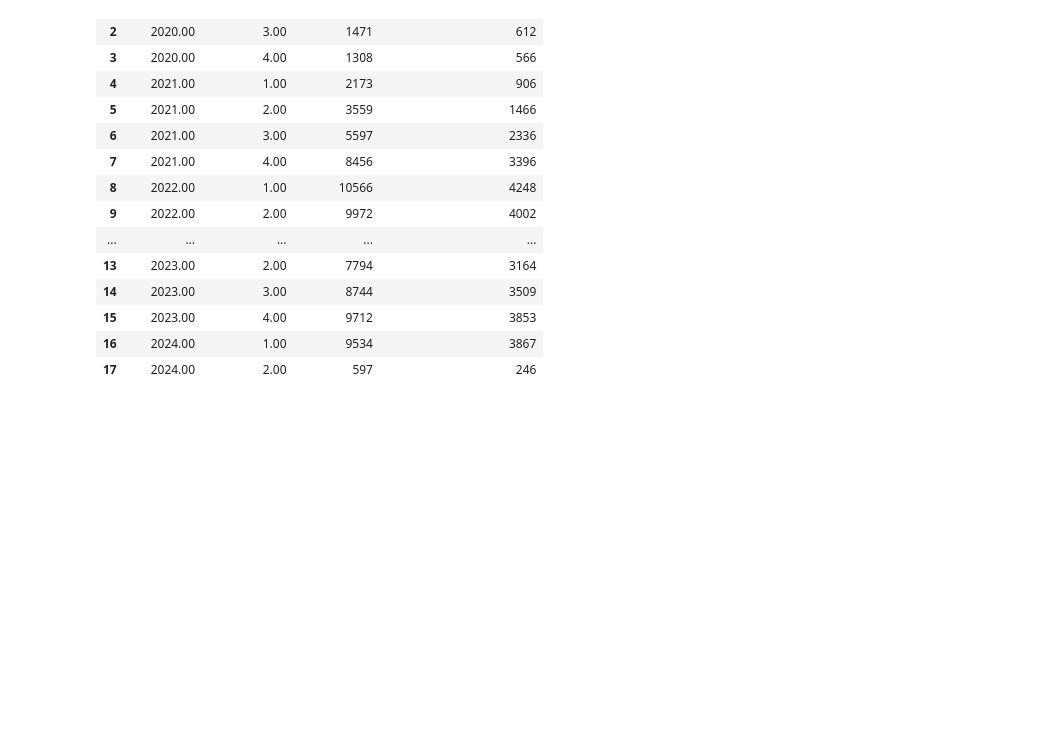
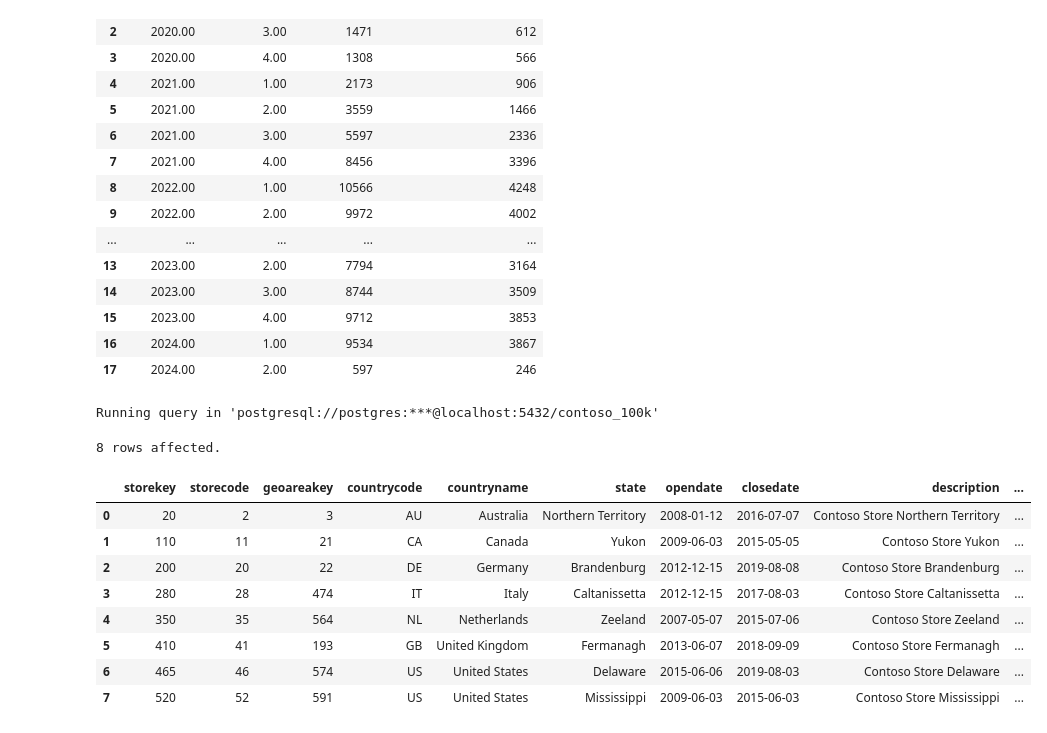
Before and after one commit to Du6eniuk/Du6eniuk, a Jupyter notebook: 0_Intro/2_Colab_Notebooks.ipynb, the cells around one changed output. Saved outputs shown, nothing was run; the diff lists cells and outputs as text; code cells hidden in the pictures; blank space fills up the shorter version.

```diff
--- a/0_Intro/2_Colab_Notebooks.ipynb
+++ b/0_Intro/2_Colab_Notebooks.ipynb
@@ -885,3 +885,20 @@ Running query in 'postgresql://postgres:***@localhost:5432/contoso_100k'
 | 15 | 2023.00 | 4.00 | 9712 | 3853 |
 | 16 | 2024.00 | 1.00 | 9534 | 3867 |
 | 17 | 2024.00 | 2.00 | 597 | 246 |
+# %%
+%%sql
+SELECT *, CONCAT(EXTRACT(YEAR FROM AGE(closedate, opendate)), ' years - ', EXTRACT(MONTH FROM AGE(closedate, opendate)), ' months') AS operational_lifespan
+FROM store
+WHERE status = 'Closed'
+# %% [output]
+Running query in 'postgresql://postgres:***@localhost:5432/contoso_100k'
+8 rows affected.
+|  | storekey | storecode | geoareakey | countrycode | countryname | state | opendate | closedate | description | ... |
+| 0 | 20 | 2 | 3 | AU | Australia | Northern Territory | 2008-01-12 | 2016-07-07 | Contoso Store Northern Territory | ... |
+| 1 | 110 | 11 | 21 | CA | Canada | Yukon | 2009-06-03 | 2015-05-05 | Contoso Store Yukon | ... |
+| 2 | 200 | 20 | 22 | DE | Germany | Brandenburg | 2012-12-15 | 2019-08-08 | Contoso Store Brandenburg | ... |
+| 3 | 280 | 28 | 474 | IT | Italy | Caltanissetta | 2012-12-15 | 2017-08-03 | Contoso Store Caltanissetta | ... |
+| 4 | 350 | 35 | 564 | NL | Netherlands | Zeeland | 2007-05-07 | 2015-07-06 | Contoso Store Zeeland | ... |
+| 5 | 410 | 41 | 193 | GB | United Kingdom | Fermanagh | 2013-06-07 | 2018-09-09 | Contoso Store Fermanagh | ... |
+| 6 | 465 | 46 | 574 | US | United States | Delaware | 2015-06-06 | 2019-08-03 | Contoso Store Delaware | ... |
+| 7 | 520 | 52 | 591 | US | United States | Mississippi | 2009-06-03 | 2015-06-03 | Contoso Store Mississippi | ... |
```
Also changed, not shown: parts of 3 cells of this notebook.
